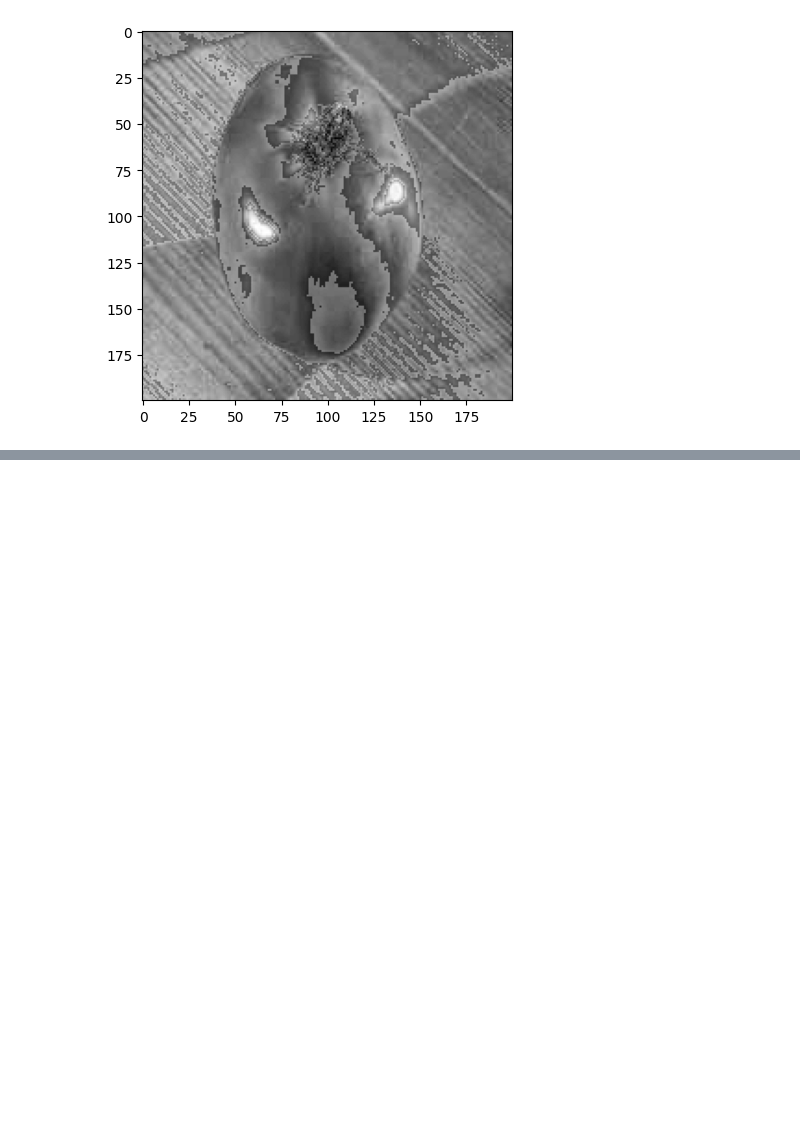
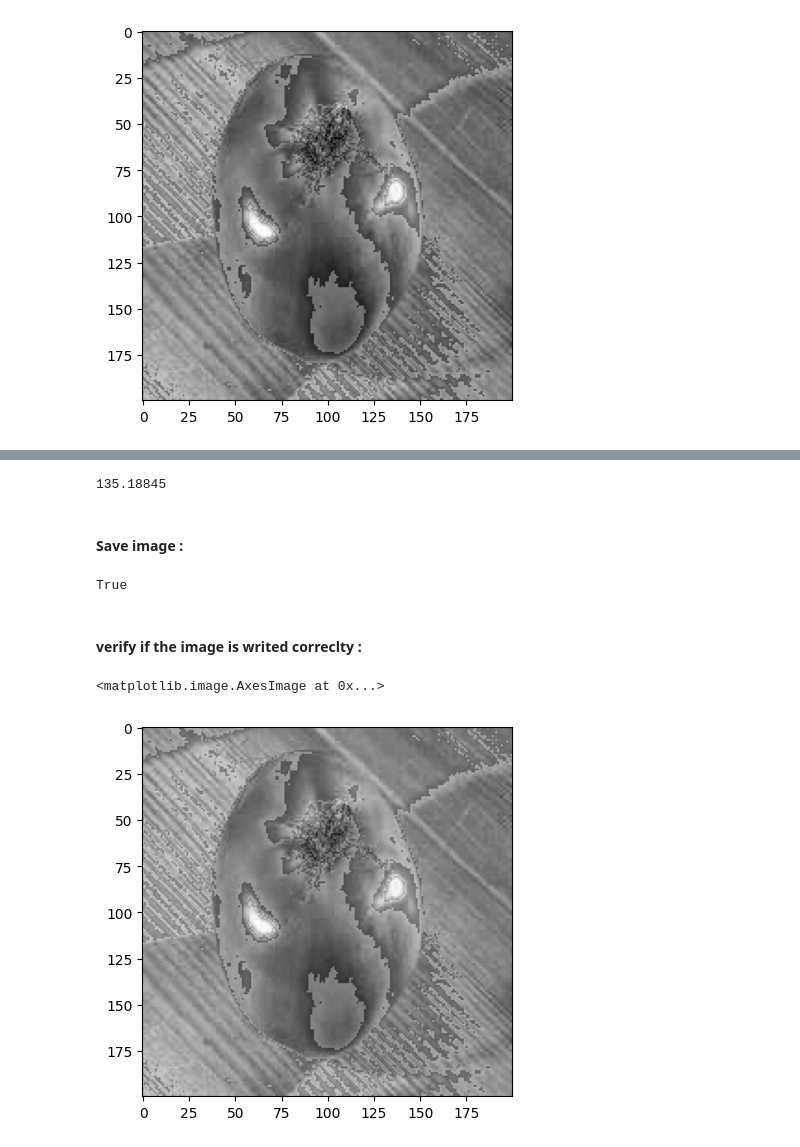
Before and after one commit to JamorMoussa/TP-2IA, a Jupyter notebook: TImg/TP1/TP1.ipynb, the cells around one changed output, grey strips where cells are left out. Drawn from its saved outputs; the diff is of its cells as text; code cells hidden in the pictures; blank space fills up the shorter version.

```diff
--- a/TImg/TP1/TP1.ipynb
+++ b/TImg/TP1/TP1.ipynb
@@ -127,0 +143,20 @@ plt.imshow(img_g2, cmap='gray')
+# %%
+mean_gra1 = mean_gray(img_g1)
+mean_gra1
+# %% [output]
+135.18845
+# %% [markdown]
+#### Save image :
+# %%
+cv2.imwrite("./src/image_output.jpg", img_g1)
+# %% [output]
+True
+# %% [markdown]
+#### verify if the image is writed correclty :
+# %%
+img_output = cv2.imread("./src/image_output.jpg")
+# %%
+plt.imshow(img_output)
+# %% [output]
+<matplotlib.image.AxesImage at 0x...>
+[figure, added]
```
Also changed, not shown: parts of 20 cells of this notebook, 3 other files.
